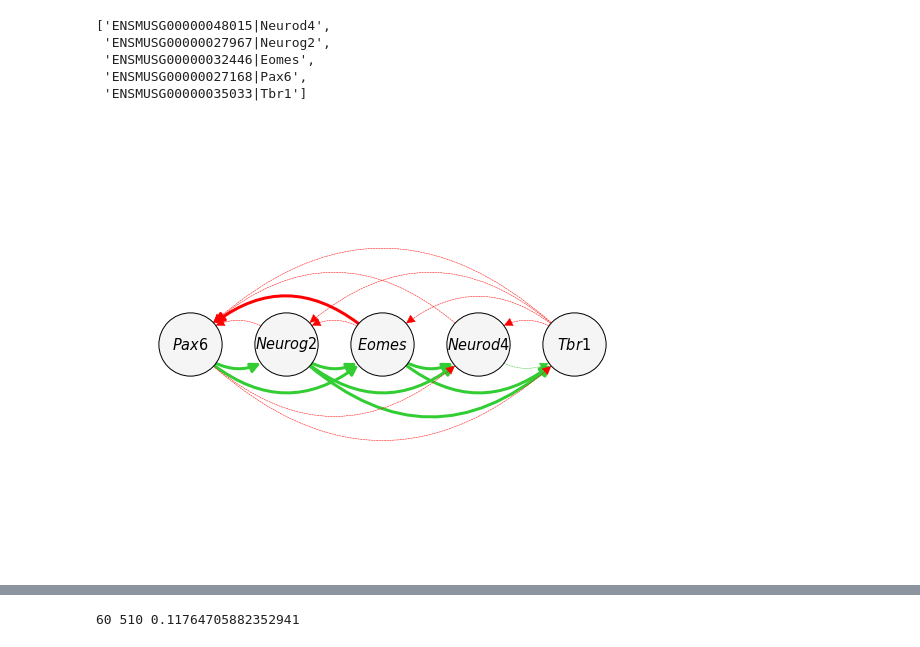
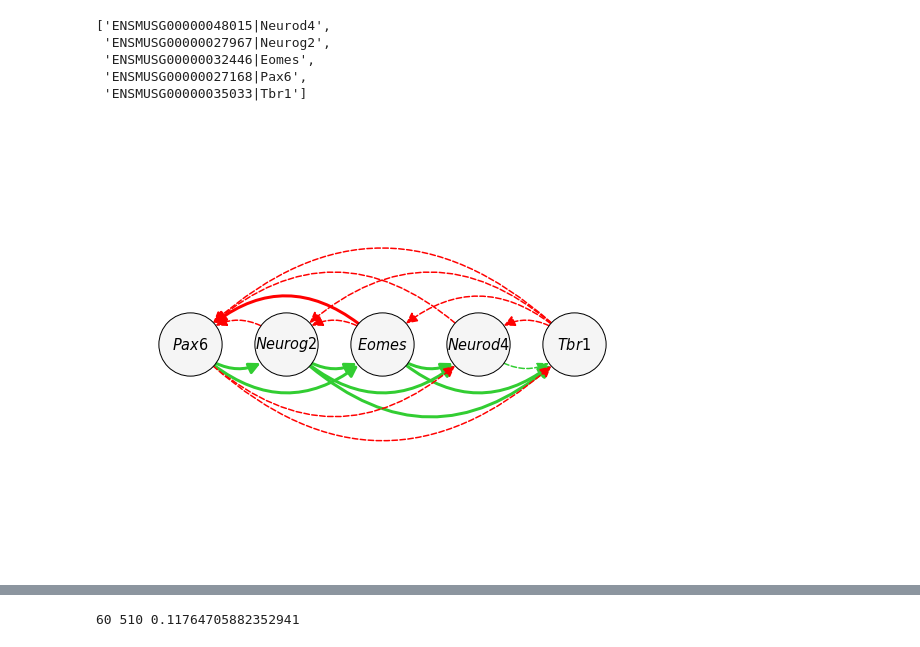
Before and after one commit to daniel-rosebrock/transcriptional_cascades, a Jupyter notebook: load_mcmc_run_full-e13_5_forebrain_dorsal.ipynb, the cells around one changed output, grey strips where cells are left out. Drawn from its saved outputs; the diff is of its cells as text; code cells hidden in the pictures.

Commit message:
updated network plot

```diff
--- a/load_mcmc_run_full-e13_5_forebrain_dorsal.ipynb
+++ b/load_mcmc_run_full-e13_5_forebrain_dorsal.ipynb
@@ -211,42 +211,42 @@ for gene_pair in mcmc.gene_relationships:
 relabel_map = {}
 for gene in ['Neurog2','Eomes','Neurod4','Pax6','Tbr1']:
     relabel_map[gene] = r'$\it{'+gene+'}$'
-# %%
-pos = nx.kamada_kawai_layout(DG,weight=None)
-pos = {'Pax6':[0,0],'Neurog2':[2,0],'Eomes':[4,0],'Neurod4':[6,0],'Tbr1':[8,0]}
-
-fig = plt.figure(figsize=(10,8))
-
-# nodes
-nx.draw_networkx_nodes(DG, pos, node_size=4000, node_color='whitesmoke',edgecolors='k')
-
-edgelist = [(u, v) for (u, v, d) in DG.edges(data=True)]
-edges = DG.edges()
-colors = [DG[u][v]['color'] for u,v in edges]
-
-styles = []
-widths= []
-for edge_l in edgelist:
-    if edge_l in edgelist_known:
-        styles.append('-')
-        widths.append(3)
-    else:
-        styles.append('--')
-        widths.append(0.5)
-
-# edges
-nx.draw_networkx_edges(DG, pos, edgelist=edgelist, width=widths, edge_color=colors,
-                       arrowsize=20,connectionstyle='arc3, rad = 0.5',node_size=4000,
-                       style=styles)
-
-# labels
-nx.draw_networkx_labels(DG, pos, font_size=14.5, font_family="arial",labels=relabel_map)
-xlim=plt.xlim()
-ylim=plt.ylim()
-
-plt.axis('off')
-plt.xlim(plt.xlim()[0]-(plt.xlim()[1]-plt.xlim()[0])*0.1,plt.xlim()[1]+(plt.xlim()[1]-plt.xlim()[0])*0.1)
-plt.ylim(plt.ylim()[0]-(plt.ylim()[1]-plt.ylim()[0])*0.1,plt.ylim()[1]+(plt.ylim()[1]-plt.ylim()[0])*0.1)
-plt.savefig('figures_paper_mouse_data/fig1/regulatory_network.pdf',bbox_inches='tight')
-# %% [output]
-[figure, removed]
+# %%
+pos = nx.kamada_kawai_layout(DG,weight=None)
+pos = {'Pax6':[0,0],'Neurog2':[2,0],'Eomes':[4,0],'Neurod4':[6,0],'Tbr1':[8,0]}
+
+fig = plt.figure(figsize=(10,8))
+
+# nodes
+nx.draw_networkx_nodes(DG, pos, node_size=4000, node_color='whitesmoke',edgecolors='k')
+
+edgelist = [(u, v) for (u, v, d) in DG.edges(data=True)]
+edges = DG.edges()
+colors = [DG[u][v]['color'] for u,v in edges]
+
+styles = []
+widths= []
+for edge_l in edgelist:
+    if edge_l in edgelist_known:
+        styles.append('-')
+        widths.append(3)
+    else:
+        styles.append('--')
+        widths.append(1.5)
+
+# edges
+nx.draw_networkx_edges(DG, pos, edgelist=edgelist, width=widths, edge_color=colors,
+                       arrowsize=23,connectionstyle='arc3, rad = 0.5',node_size=4000,
+                       style=styles)
+
+# labels
+nx.draw_networkx_labels(DG, pos, font_size=14.5, font_family="arial",labels=relabel_map)
+xlim=plt.xlim()
+ylim=plt.ylim()
+
+plt.axis('off')
+plt.xlim(plt.xlim()[0]-(plt.xlim()[1]-plt.xlim()[0])*0.1,plt.xlim()[1]+(plt.xlim()[1]-plt.xlim()[0])*0.1)
+plt.ylim(plt.ylim()[0]-(plt.ylim()[1]-plt.ylim()[0])*0.1,plt.ylim()[1]+(plt.ylim()[1]-plt.ylim()[0])*0.1)
+plt.savefig('figures_paper_mouse_data/fig1/regulatory_network.pdf',bbox_inches='tight')
+# %% [output]
+[figure, added]
```
Also changed, not shown: parts of 38 cells of this notebook, 1 other file.
